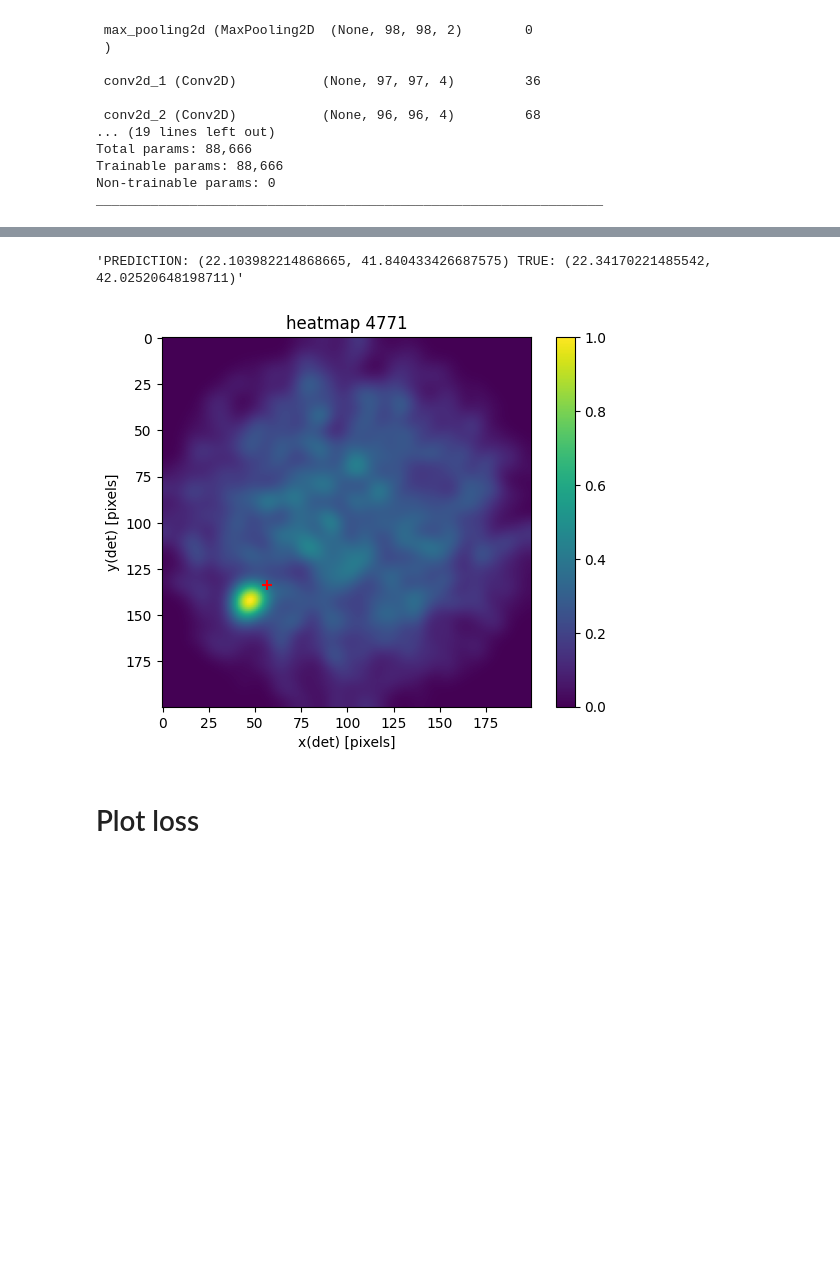
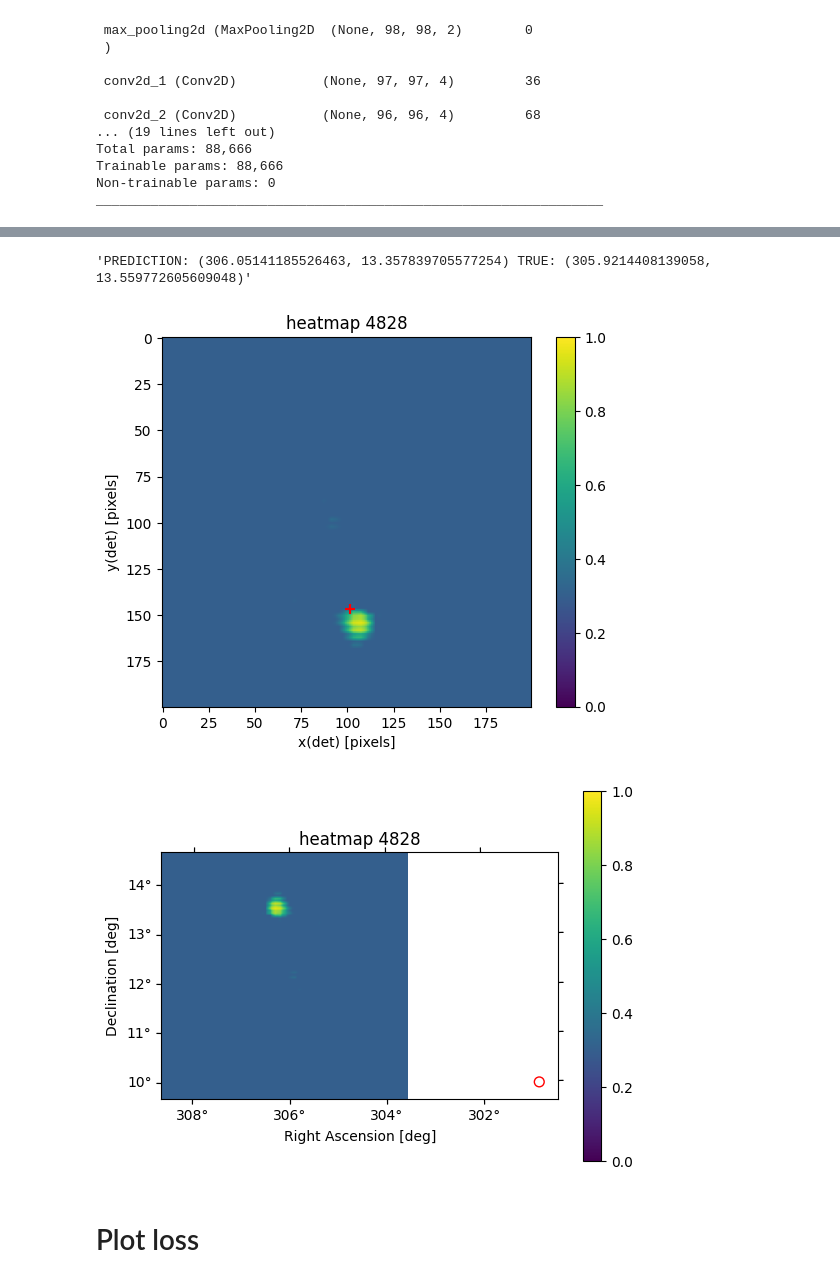
Before and after one commit to ambra-dipiano/astroAI, a Jupyter notebook: astroai/notebooks/cnn-regressor.ipynb, the cells around one changed output, grey strips where cells are left out. Drawn from its saved outputs; the diff is of its cells as text; code cells hidden in the pictures; blank space fills up the shorter version.

```diff
--- a/astroai/notebooks/cnn-regressor.ipynb
+++ b/astroai/notebooks/cnn-regressor.ipynb
@@ -8,7 +8,7 @@ from os.path import join, isfile
 infotable = f'/data01/homes/dipiano/E4/irf_random/crab/sim/merged_simulator_data.dat'
 
 # dataset
-mapsname = '/data01/homes/dipiano/E4/irf_random/crab/regressor_100s_5sgm_5000sz_200x200_YESnorm_NOstretch.npy'
+mapsname = '/data01/homes/dipiano/E4/irf_random/crab/regressor_100s_5sgm_5000sz_200x200_YESnorm_NOstretch_CLEAN.npy'
 ds = np.load(mapsname, allow_pickle=True, encoding='latin1', fix_imports=True).flat[0]
 print(f"Maps: {ds.keys()}")
 print(f"DS dataset size: {len(ds['DS'])}")
@@ -96,14 +96,16 @@ x, y = predictions[idx][0], predictions[idx][1]
 sky = w.pixel_to_world(x, y)
 f"PREDICTION: ({sky.ra.deg}, {sky.dec.deg}) TRUE: ({row['source_ra'].values[0]}, {row['source_dec'].values[0]})"
 # %% [output]
-'PREDICTION: (22.103982214868665, 41.840433426687575) TRUE: (22.34170221485542, 42.02520648198711)'
+'PREDICTION: (306.05141185526463, 13.357839705577254) TRUE: (305.9214408139058, 13.559772605609048)'
 # %%
 # plot map and prediction
 plot_heatmap(np.fliplr(test_data[idx]), title=f'heatmap {seed}', show=True, add_markers={'SRC': [x, y]})
+
 # plot map and prediction wcs=w,
-#plot_heatmap_wcs(test_data[idx], wcs=w, title=f'heatmap {seed}', show=True, src=sky)
+plot_heatmap_wcs(test_data[idx], wcs=w, title=f'heatmap {seed}', show=True, src=sky)
 # %% [output]
-[figure, old version]
+[figure, new version]
+[figure, added]
 # %% [markdown]
 # Plot loss
 # %%
```
Also changed, not shown: parts of 6 cells of this notebook, 2 other files.
